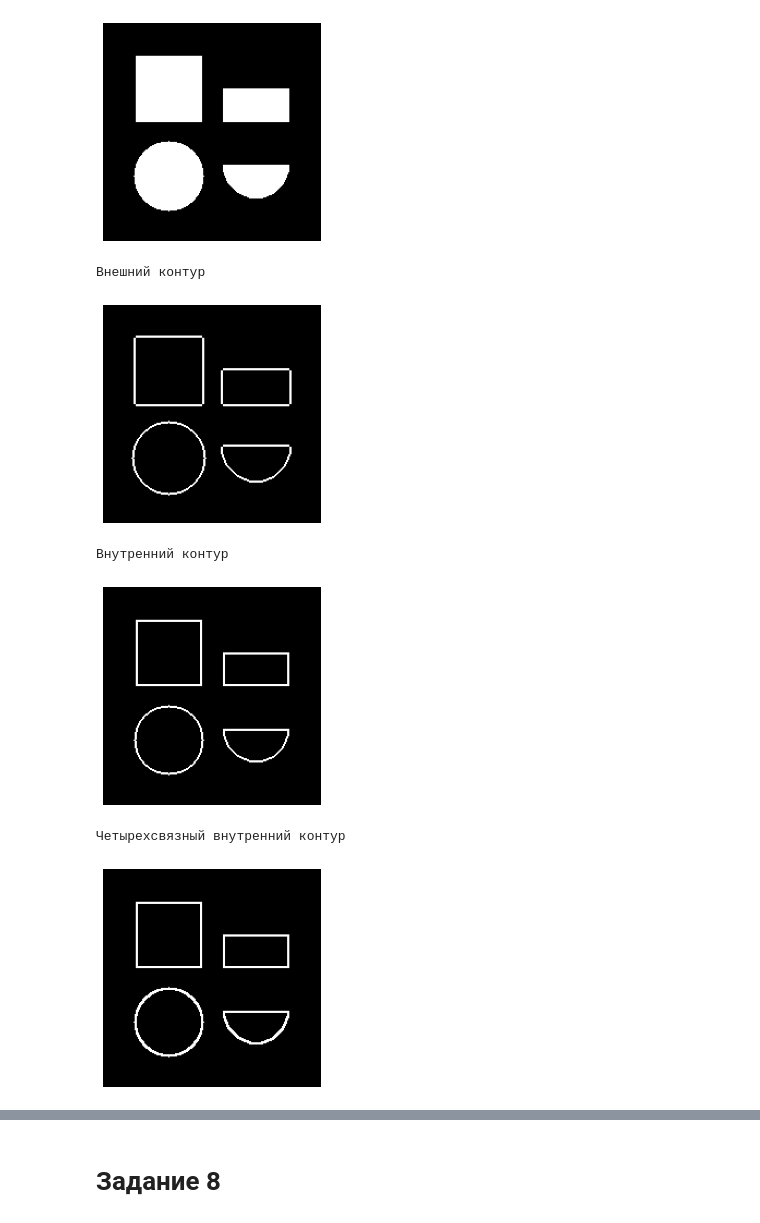
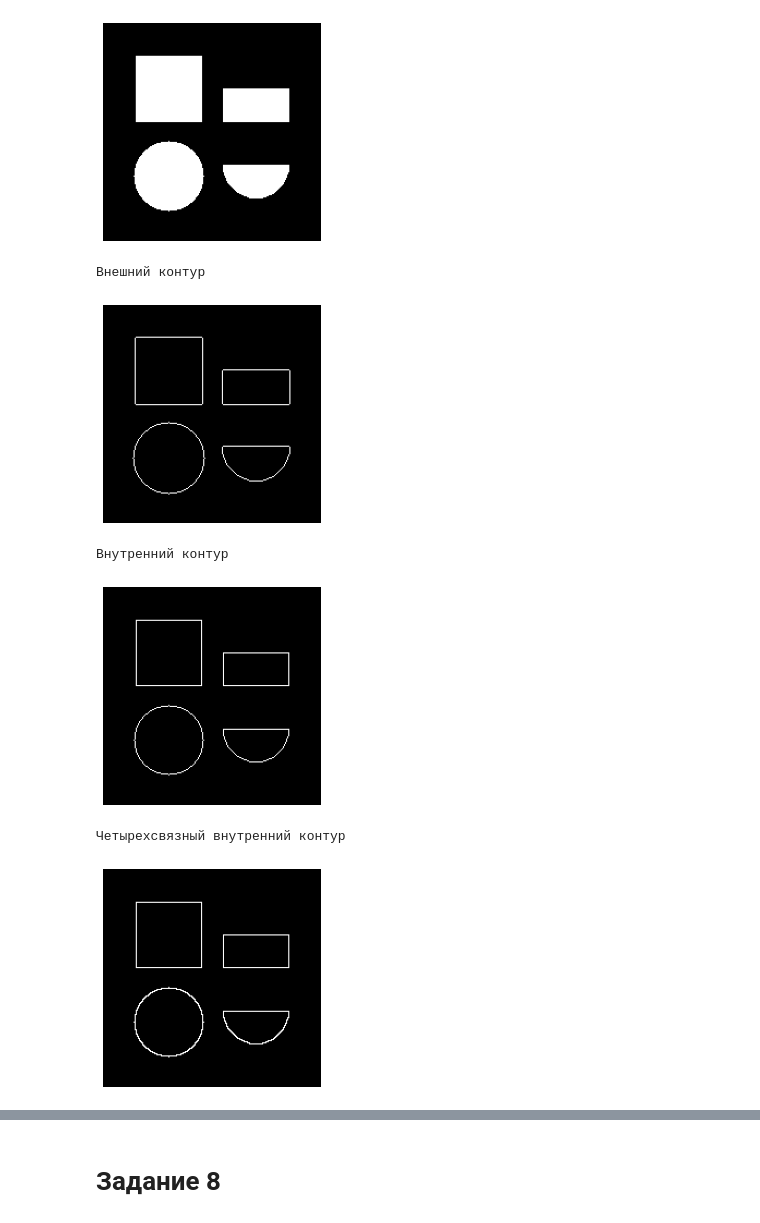
Before and after one commit to kolovratgas/Image-Processing, a Jupyter notebook: Lab_3/Lab_3.ipynb, the cells around one changed output, grey strips where cells are left out. Drawn from its saved outputs; the diff is of its cells as text; code cells hidden in the pictures.

```diff
--- a/Lab_3/Lab_3.ipynb
+++ b/Lab_3/Lab_3.ipynb
@@ -245,44 +243,38 @@ show_image(img)
 [figure]
 # %%
 element = np.array([
-    [False, False, True, False, False],
-    [False, False, True, False, False],
-    [True, True,  True, True, True],
-    [False, False, True, False, False],
-    [False, False, True, False, False]
+    [False, True, False],
+    [True,  True, True],
+    [False, True, False]
 ])
 
 show_image((img ^ dilation(img, element)))
 print("Внешний контур")
 # %% [output]
 Внешний контур
-[figure, old version]
+[figure, new version]
 # %%
 element = np.array([
-    [False, False, True, False, False],
-    [False, False, True, False, False],
-    [True, True,  True, True, True],
-    [False, False, True, False, False],
-    [False, False, True, False, False]
+    [False, True, False],
+    [True,  True, True],
+    [False, True, False]
 ])
 show_image((img ^ erosian(img, element)))
 print("Внутренний контур")
 # %% [output]
 Внутренний контур
-[figure, old version]
+[figure, new version]
 # %%
 element = np.array([
-    [True, True, True, True, True],
-    [True, True, True, True, True],
-    [True, True, True, True, True],
-    [True, True, True, True, True],
-    [True, True, True, True, True]
+    [True, True, True],
+    [True, True, True],
+    [True, True, True],
 ])
 
 show_image((img ^ erosian(img, element)))
 print("Четырехсвязный внутренний контур")
 # %% [output]
 Четырехсвязный внутренний контур
-[figure, old version]
+[figure, new version]
 # %%
 element = np.array([
```
Also changed, not shown: parts of 13 cells of this notebook.
